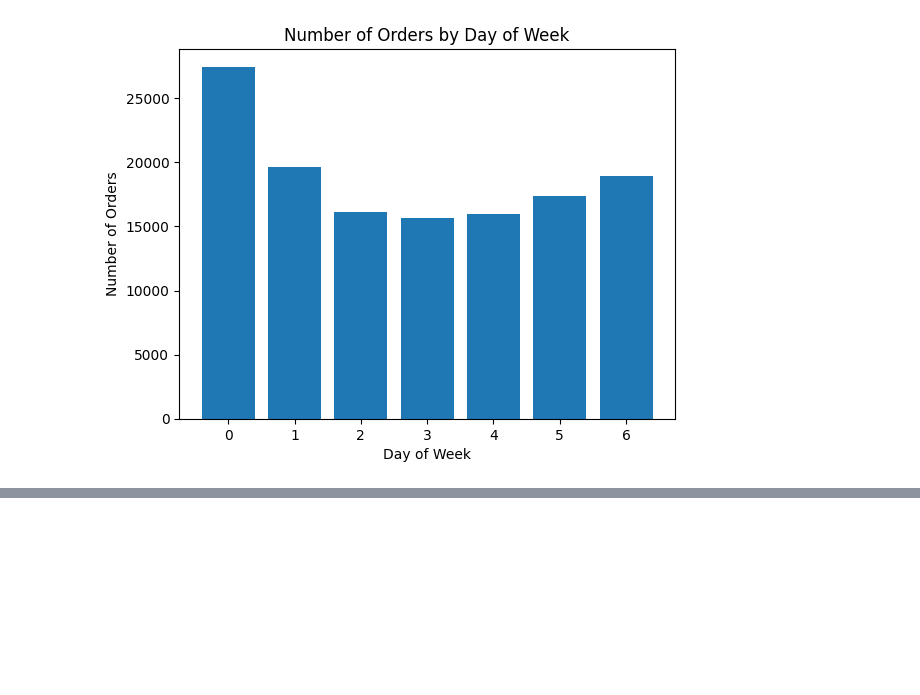
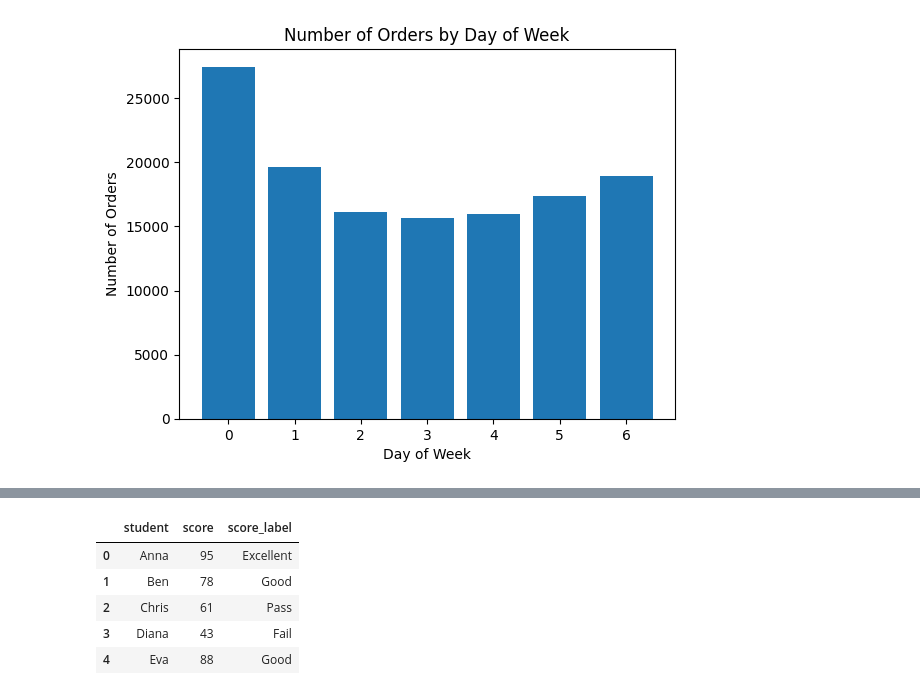
Before and after one commit to nnaneas/data-analytics-with-python, a Jupyter notebook: notebook/07_instacart_analysis.ipynb, the cells around one changed output, grey strips where cells are left out. Cells and saved outputs as stored; diff of their text form; code cells hidden in the pictures; blank space fills up the shorter version.

```diff
--- a/notebook/07_instacart_analysis.ipynb
+++ b/notebook/07_instacart_analysis.ipynb
@@ -107,3 +107,15 @@ plt.ylabel('Number of Orders')
 plt.show()
 # %% [output]
 [figure]
+# %%
+def score_label(score):
+    if score >= 90:
+        return "Excellent"
+    elif score >= 70:
+        return "Good"
+    elif score >= 50:
+        return "Pass"
+    else:
+        return "Fail"
+
+score_label(85)
@@ -109,0 +124,9 @@ plt.show()
+# %%
+import pandas as pd
+
+df_scores = pd.DataFrame({
+    "student": ["Anna", "Ben", "Chris", "Diana", "Eva"],
+    "score": [95, 78, 61, 43, 88]
+})
+
+df_scores
@@ -109,0 +140,10 @@ plt.show()
+# %%
+df_scores["score_label"] = df_scores["score"].apply(score_label)
+df_scores
+# %% [output]
+|  | student | score | score_label |
+| 0 | Anna | 95 | Excellent |
+| 1 | Ben | 78 | Good |
+| 2 | Chris | 61 | Pass |
+| 3 | Diana | 43 | Fail |
+| 4 | Eva | 88 | Good |
```
Also changed, not shown: parts of 12 cells of this notebook.
